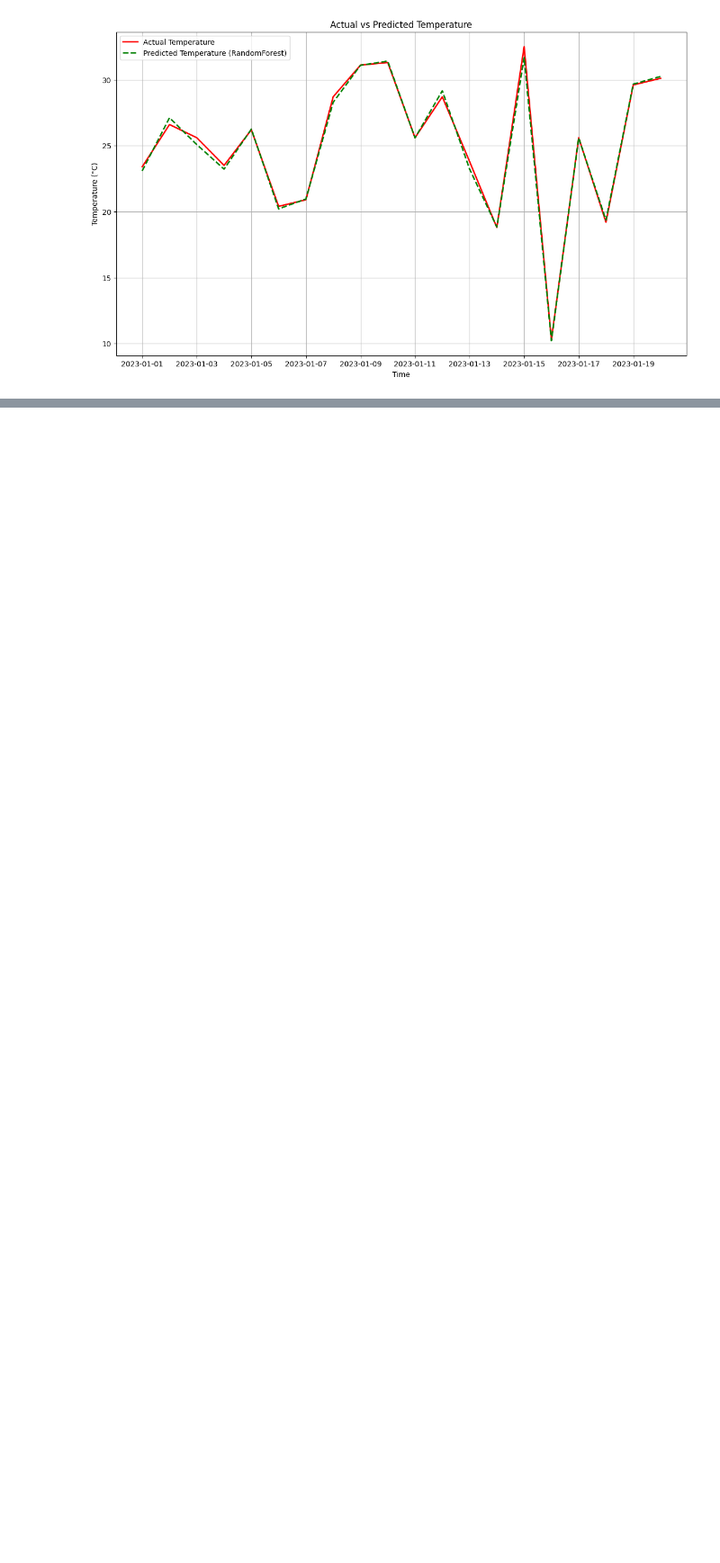
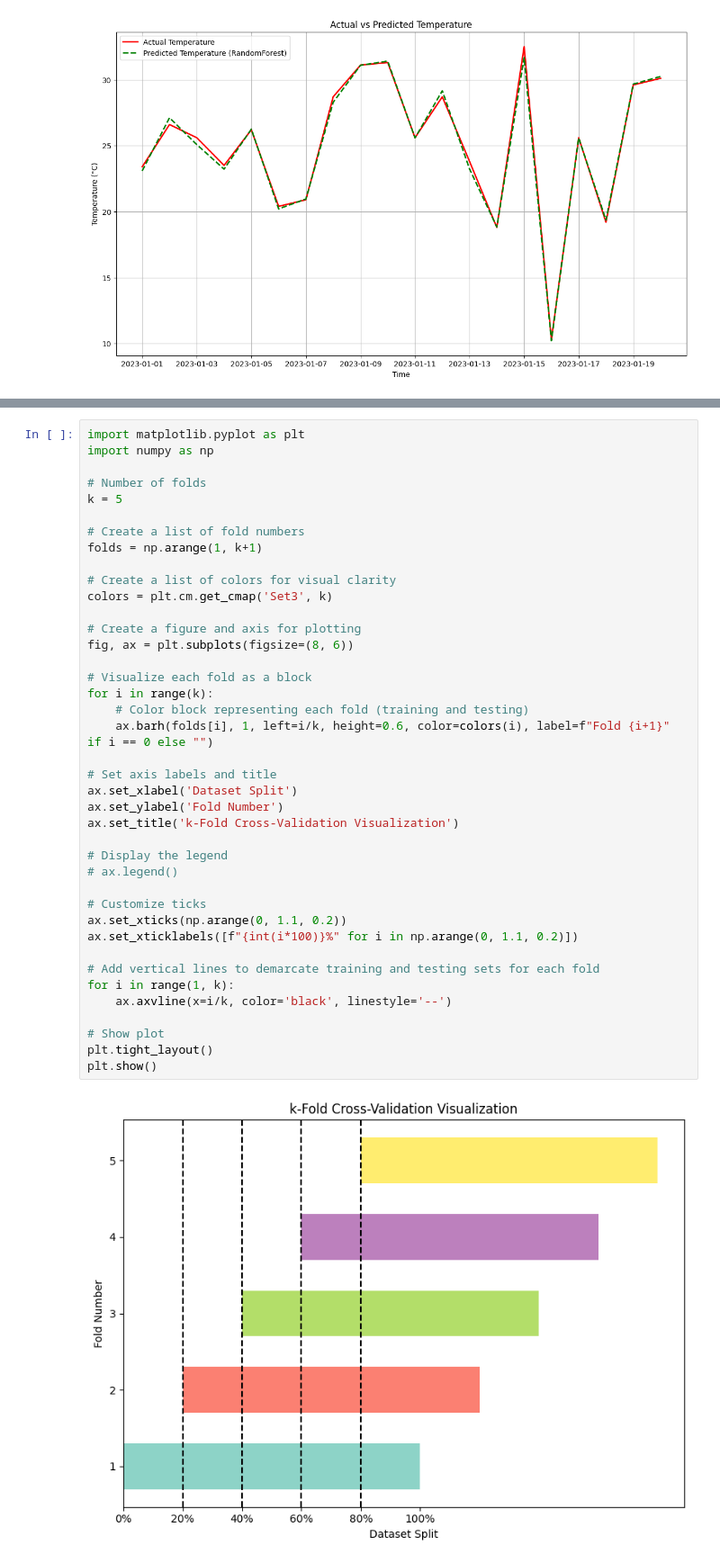
Before and after one commit to dkon911/weather_streamming, a Jupyter notebook: notebook/ML_demo.ipynb, the cells around one changed output, grey strips where cells are left out. Shown: that part at 90% size. Drawn from its saved outputs; the diff is of its cells as text; blank space fills up the shorter version.

```diff
--- a/notebook/ML_demo.ipynb
+++ b/notebook/ML_demo.ipynb
@@ -488,0 +398,42 @@ plt.show()
+# %%
+import matplotlib.pyplot as plt
+import numpy as np
+
+# Number of folds
+k = 5
+
+# Create a list of fold numbers
+folds = np.arange(1, k+1)
+
+# Create a list of colors for visual clarity
+colors = plt.cm.get_cmap('Set3', k)
+
+# Create a figure and axis for plotting
+fig, ax = plt.subplots(figsize=(8, 6))
+
+# Visualize each fold as a block
+for i in range(k):
+    # Color block representing each fold (training and testing)
+    ax.barh(folds[i], 1, left=i/k, height=0.6, color=colors(i), label=f"Fold {i+1}" if i == 0 else "")
+
+# Set axis labels and title
+ax.set_xlabel('Dataset Split')
+ax.set_ylabel('Fold Number')
+ax.set_title('k-Fold Cross-Validation Visualization')
+
+# Display the legend
+# ax.legend()
+
+# Customize ticks
+ax.set_xticks(np.arange(0, 1.1, 0.2))
+ax.set_xticklabels([f"{int(i*100)}%" for i in np.arange(0, 1.1, 0.2)])
+
+# Add vertical lines to demarcate training and testing sets for each fold
+for i in range(1, k):
+    ax.axvline(x=i/k, color='black', linestyle='--')
+
+# Show plot
+plt.tight_layout()
+plt.show()
+# %% [output]
+[figure, added]
```
Also changed, not shown: parts of 20 cells of this notebook, 7 other files.
